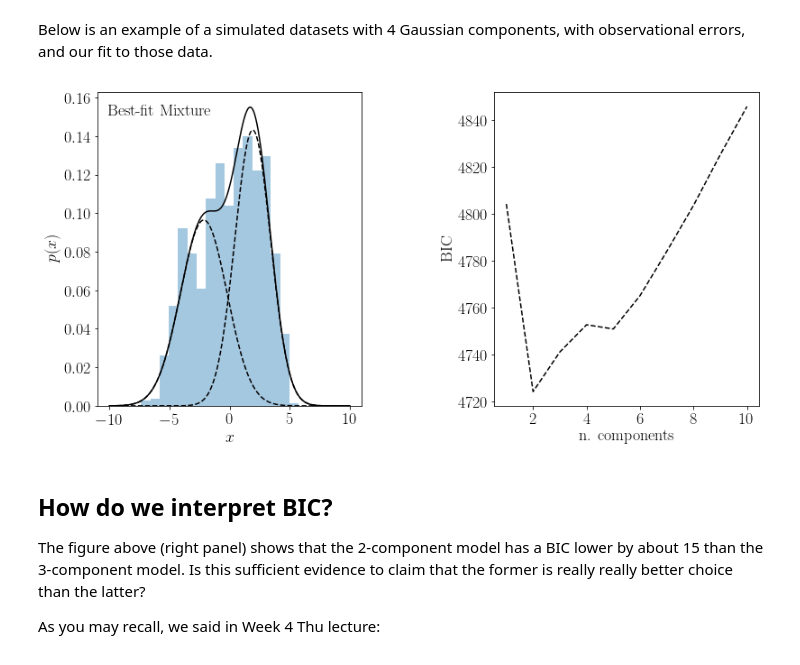
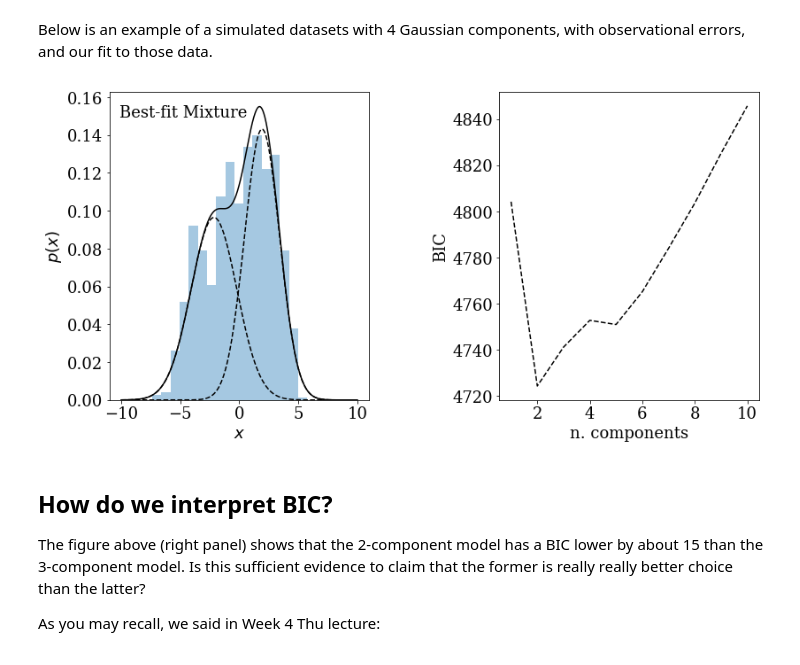
Before and after one commit to bayu-wilson/astr-324-s18, a Jupyter notebook: notebooks/Week-5-Thu.ipynb, the cells around one changed output. Drawn from its saved outputs; the diff is of its cells as text; code cells hidden in the pictures.

```diff
--- a/notebooks/Week-5-Thu.ipynb
+++ b/notebooks/Week-5-Thu.ipynb
@@ -671,7 +673,7 @@ Below is an example of a simulated datasets with 4 Gaussian components, with obs
 ### Modeled after astroML book figure 4.2
 
 from sklearn.mixture import GMM
-setup_text_plots(fontsize=18, usetex=True)
+setup_text_plots(fontsize=18, usetex=False)
 
 def doGMM(Ndata, noiseStd=0.00000001):
     #------------------------------------------------------------
@@ -719,34 +721,34 @@ def doGMM(Ndata, noiseStd=0.00000001):
 
 
     # plot 1: data + best-fit mixture
     ax = fig.add_subplot(121)
     M_best = models[np.argmin(BIC)]
 
     x = np.linspace(-10, 10, 1000)
     logprob, responsibilities = M_best.score_samples(x.reshape((-1,1))) ## fix
     pdf = np.exp(logprob)
     pdf_individual = responsibilities * pdf[:, np.newaxis]
 
     ax.hist(X, 'auto', normed=True, histtype='stepfilled', alpha=0.4)
     ax.plot(x, pdf, '-k')
     ax.plot(x, pdf_individual, '--k')
     ax.text(0.04, 0.96, "Best-fit Mixture",
         ha='left', va='top', transform=ax.transAxes)
     ax.set_xlabel('$x$')
     ax.set_ylabel('$p(x)$')
 
 
     # plot 2: BIC
     ax = fig.add_subplot(122)
     ax.plot(N, BIC, '--k')
     ax.set_xlabel('n. components')
     ax.set_ylabel('BIC')
 
     plt.show()
 
 doGMM(1000)
 # %% [output]
-[figure, old version]
+[figure, new version]
 # %% [markdown]
 ##  How do we interpret BIC?
 
```
Also changed, not shown: parts of 9 cells of this notebook, 1 other file.
